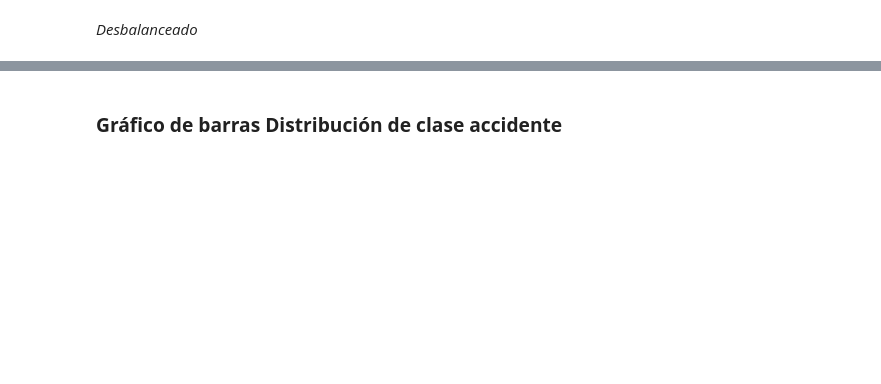
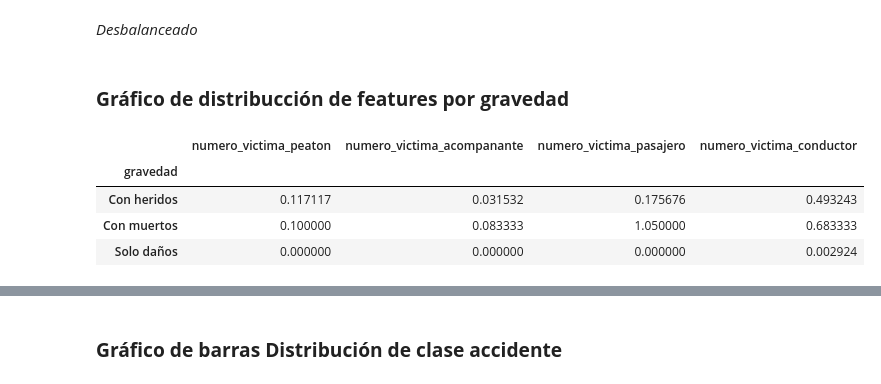
Before and after one commit to EngineeringSebastian-s/EvolutionaryComputation, a Jupyter notebook: Actividad_2.ipynb, the cells around one changed output, grey strips where cells are left out. Saved outputs shown, nothing was run; the diff lists cells and outputs as text; code cells hidden in the pictures; blank space fills up the shorter version.

```diff
--- a/Actividad_2.ipynb
+++ b/Actividad_2.ipynb
@@ -475,2 +475,4 @@ Text(0.5, 1.0, 'Porcentaje de muestras por clase')
 # %% [markdown]
 *Desbalanceado*
+# %% [markdown]
+### **Gráfico de distribucción de features por gravedad**
@@ -476,0 +490,9 @@ Text(0.5, 1.0, 'Porcentaje de muestras por clase')
+# %%
+dfg = df[feature_to_plot + [target_col]].groupby(target_col)
+dfg.mean()
+# %% [output]
+|  | numero_victima_peaton | numero_victima_acompanante | numero_victima_pasajero | numero_victima_conductor |
+| gravedad |  |  |  |  |
+| Con heridos | 0.117117 | 0.031532 | 0.175676 | 0.493243 |
+| Con muertos | 0.100000 | 0.083333 | 1.050000 | 0.683333 |
+| Solo daños | 0.000000 | 0.000000 | 0.000000 | 0.002924 |
```
Also changed, not shown: parts of 13 cells of this notebook.
